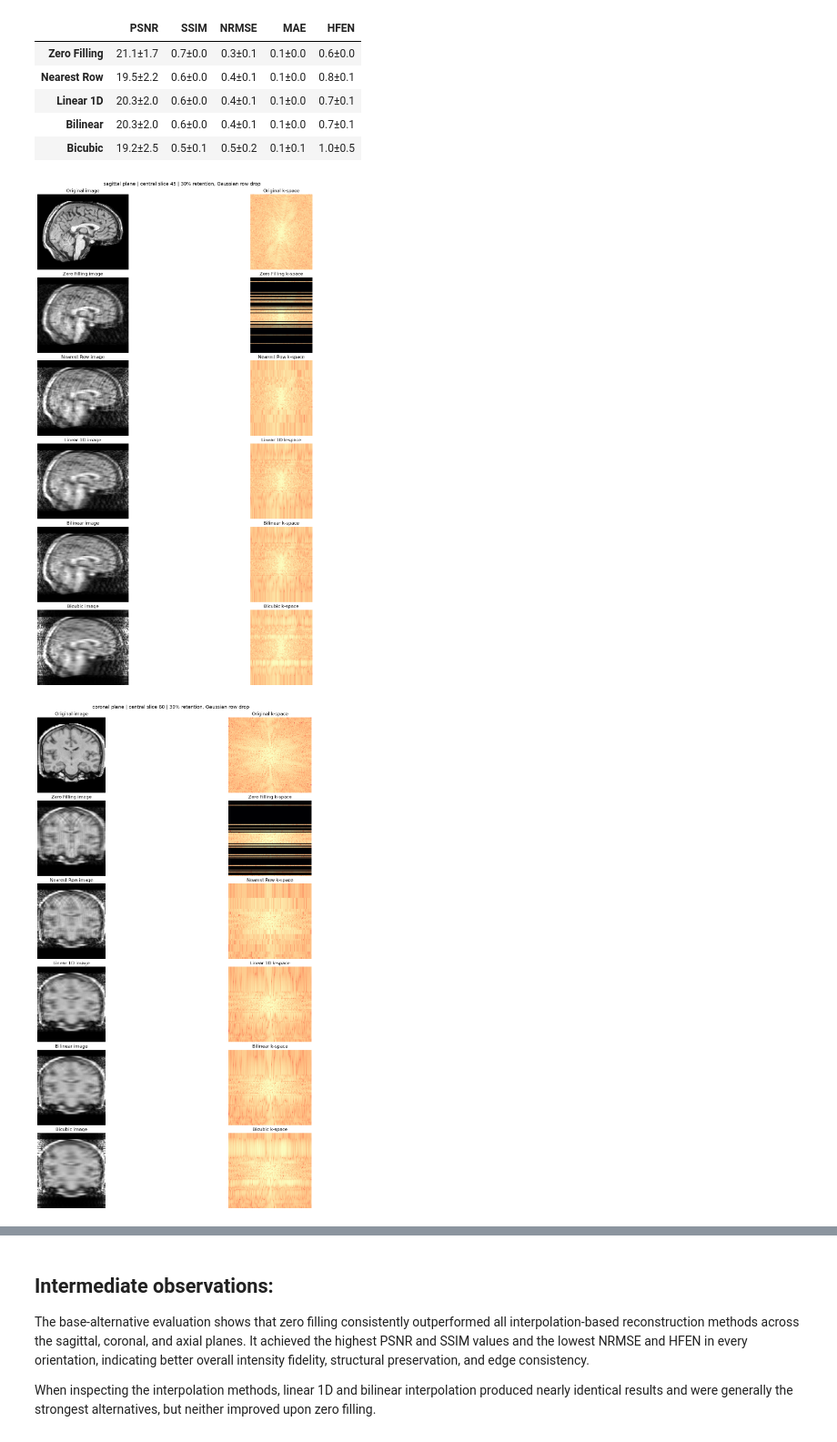
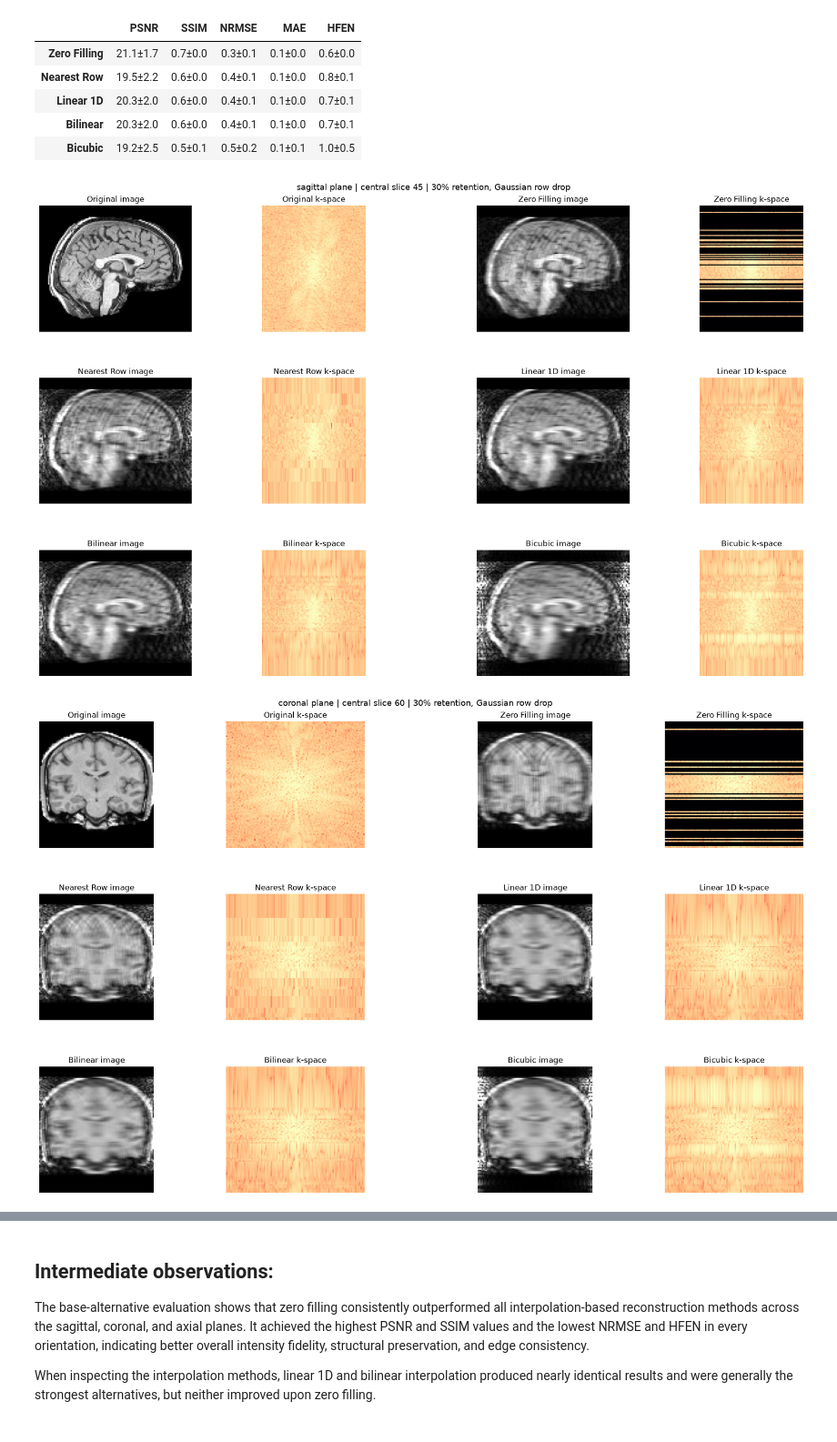
Before and after one commit to AlonZeltser/mri_course_final_project, a Jupyter notebook: notebooks/04_small_baseline_assessment.ipynb, the cells around one changed output, grey strips where cells are left out. Shown at 91% size. Cells and saved outputs as stored; diff of their text form; code cells hidden in the pictures.

```diff
--- a/notebooks/04_small_baseline_assessment.ipynb
+++ b/notebooks/04_small_baseline_assessment.ipynb
@@ -220,42 +220,48 @@ for (plane_name, axis), volume_idx in zip(BRAIN_PLANES.items(), selected_volume_
             zero_lines_indices=zero_lines_indices,
             method=method_key,
         )
         panel_titles.append((method_label, reconstructed, corrected_k_space))
     image_stack = np.stack([panel[1] for panel in panel_titles], axis=0)
     kspace_stack = np.stack([kspace_log_magnitude(panel[2]) for panel in panel_titles], axis=0)
     image_vmin = float(np.percentile(image_stack, 1))
     image_vmax = float(np.percentile(image_stack, 99))
     kspace_vmin = float(np.percentile(kspace_stack, 1))
     kspace_vmax = float(np.percentile(kspace_stack, 99))
-    fig, axes = plt.subplots(
-        nrows=len(panel_titles),
-        ncols=2,
-        figsize=(15, 3.2 * len(panel_titles)),
-        constrained_layout=True,
+    n_pairs_per_row = 2
+    n_rows = int(np.ceil(len(panel_titles) / n_pairs_per_row))
+    fig = plt.figure(figsize=(18, 3.6 * n_rows), constrained_layout=True)
+    gs = fig.add_gridspec(
+        nrows=n_rows,
+        ncols=5,
+        width_ratios=[1.0, 1.0, 0.22, 1.0, 1.0],
+        hspace=0.22,
+        wspace=0.07,
     )
-    if len(panel_titles) == 1:
-        axes = np.array([axes])
-    for row_idx, (row_title, image_panel, kspace_panel) in enumerate(panel_titles):
-        ax_img, ax_ksp = axes[row_idx]
+    for panel_idx, (row_title, image_panel, kspace_panel) in enumerate(panel_titles):
+        row_idx = panel_idx // n_pairs_per_row
+        pair_idx = panel_idx % n_pairs_per_row
+        col_start = 0 if pair_idx == 0 else 3
+        ax_img = fig.add_subplot(gs[row_idx, col_start])
+        ax_ksp = fig.add_subplot(gs[row_idx, col_start + 1])
         ax_img.imshow(np.rot90(image_panel), cmap='gray', vmin=image_vmin, vmax=image_vmax)
         ax_img.set_title(f'{row_title} image')
         ax_img.axis('off')
         ax_ksp.imshow(
             kspace_log_magnitude(kspace_panel),
             cmap='magma',
             vmin=kspace_vmin,
             vmax=kspace_vmax,
         )
-        if row_idx == 0:
+        if panel_idx == 0:
             ax_ksp.set_title('Original k-space')
         else:
             ax_ksp.set_title(f'{row_title} k-space')
         ax_ksp.axis('off')
     fig.suptitle(
         f'{plane_name} plane | central slice {slice_idx} | 30% retention, Gaussian row drop',
         fontsize=13,
     )
     plt.show()
 # %% [output]
-[figure, old version]
+[figure, new version]
-[figure, old version]
+[figure, new version]
```
Also changed, not shown: parts of 1 cell of this notebook, 2 other files.
